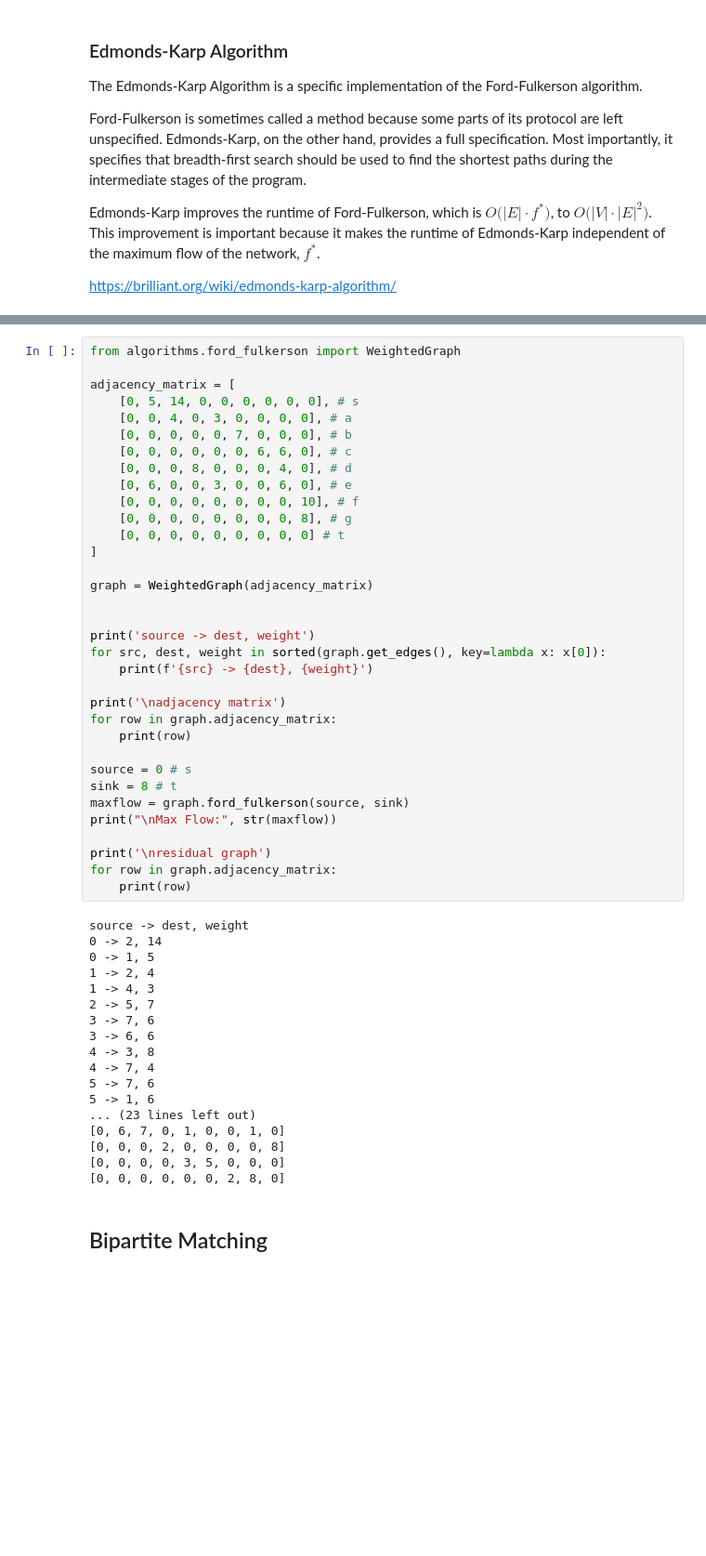
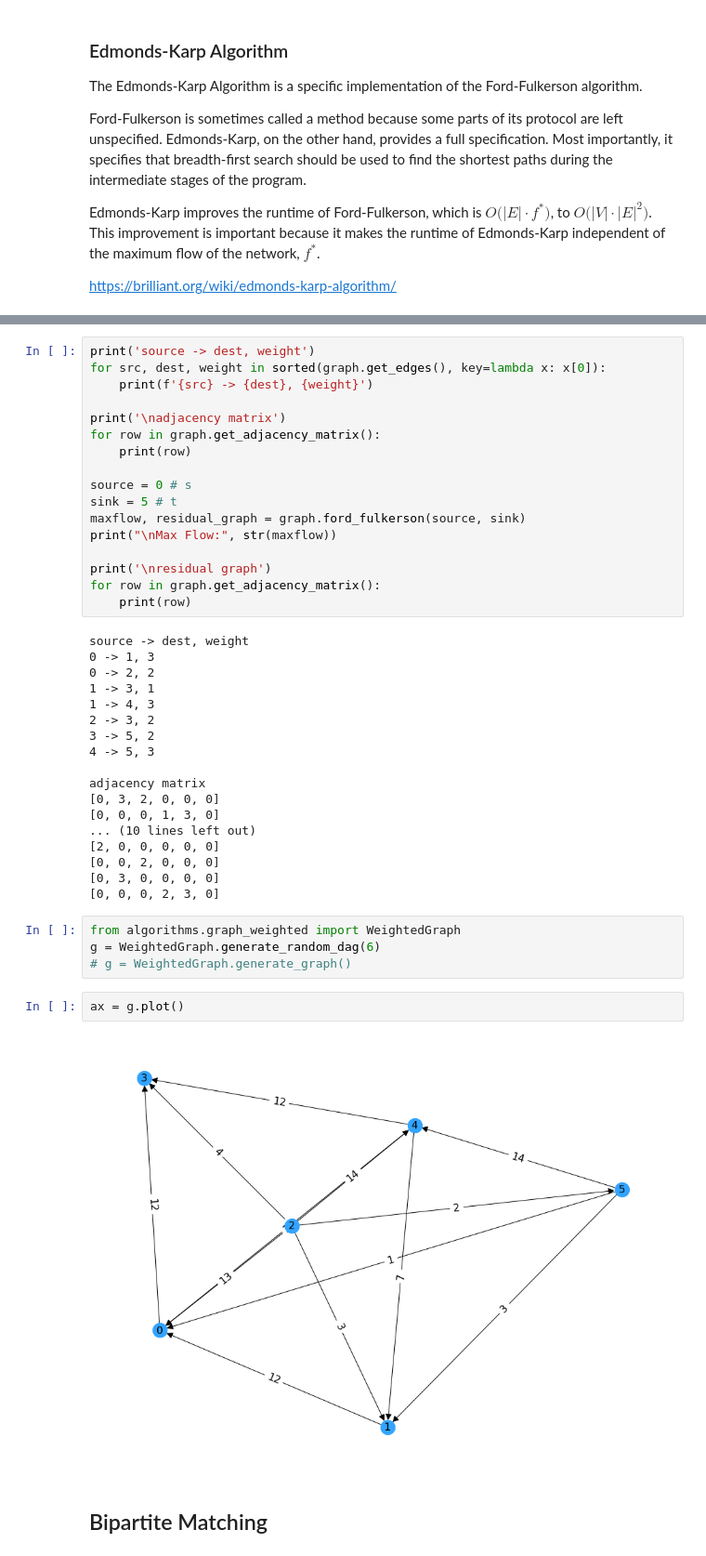
Before and after one commit to kaihirota/Problem-Solving, a Jupyter notebook: Algorithms.ipynb, the cells around one changed output, grey strips where cells are left out. Shown: that part at 93% size. Cells and saved outputs as stored; diff of their text form; blank space fills up the shorter version.

```diff
--- a/Algorithms.ipynb
+++ b/Algorithms.ipynb
@@ -1609,55 +1626,46 @@ https://brilliant.org/wiki/edmonds-karp-algorithm/
 # %%
-from algorithms.ford_fulkerson import WeightedGraph
-
-adjacency_matrix = [
-    [0, 5, 14, 0, 0, 0, 0, 0, 0], # s
-    [0, 0, 4, 0, 3, 0, 0, 0, 0], # a
-    [0, 0, 0, 0, 0, 7, 0, 0, 0], # b
-    [0, 0, 0, 0, 0, 0, 6, 6, 0], # c
-    [0, 0, 0, 8, 0, 0, 0, 4, 0], # d
-    [0, 6, 0, 0, 3, 0, 0, 6, 0], # e
-    [0, 0, 0, 0, 0, 0, 0, 0, 10], # f
-    [0, 0, 0, 0, 0, 0, 0, 0, 8], # g
-    [0, 0, 0, 0, 0, 0, 0, 0, 0] # t
-]
-
-graph = WeightedGraph(adjacency_matrix)
-
-
 print('source -> dest, weight')
 for src, dest, weight in sorted(graph.get_edges(), key=lambda x: x[0]):
     print(f'{src} -> {dest}, {weight}')
 
 print('\nadjacency matrix')
-for row in graph.adjacency_matrix:
+for row in graph.get_adjacency_matrix():
     print(row)
 
 source = 0 # s
-sink = 8 # t
-maxflow = graph.ford_fulkerson(source, sink)
+sink = 5 # t
+maxflow, residual_graph = graph.ford_fulkerson(source, sink)
 print("\nMax Flow:", str(maxflow))
 
 print('\nresidual graph')
-for row in graph.adjacency_matrix:
+for row in graph.get_adjacency_matrix():
     print(row)
 # %% [output]
 source -> dest, weight
-0 -> 2, 14
-0 -> 1, 5
-1 -> 2, 4
+0 -> 1, 3
+0 -> 2, 2
+1 -> 3, 1
 1 -> 4, 3
-2 -> 5, 7
-3 -> 7, 6
-3 -> 6, 6
-4 -> 3, 8
-4 -> 7, 4
-5 -> 7, 6
-5 -> 1, 6
-... (23 lines left out)
-[0, 6, 7, 0, 1, 0, 0, 1, 0]
-[0, 0, 0, 2, 0, 0, 0, 0, 8]
-[0, 0, 0, 0, 3, 5, 0, 0, 0]
-[0, 0, 0, 0, 0, 0, 2, 8, 0]
+2 -> 3, 2
+3 -> 5, 2
+4 -> 5, 3
+
+adjacency matrix
+[0, 3, 2, 0, 0, 0]
+[0, 0, 0, 1, 3, 0]
+... (10 lines left out)
+[2, 0, 0, 0, 0, 0]
+[0, 0, 2, 0, 0, 0]
+[0, 3, 0, 0, 0, 0]
+[0, 0, 0, 2, 3, 0]
+# %%
+from algorithms.graph_weighted import WeightedGraph
+g = WeightedGraph.generate_random_dag(6)
+# g = WeightedGraph.generate_graph()
+# %%
+ax = g.plot()
+# %% [output]
+[figure, added]
 # %% [markdown]
 ## Bipartite Matching
 # %% [markdown]
```
Also changed, not shown: parts of 3 cells of this notebook, 5 other files.
